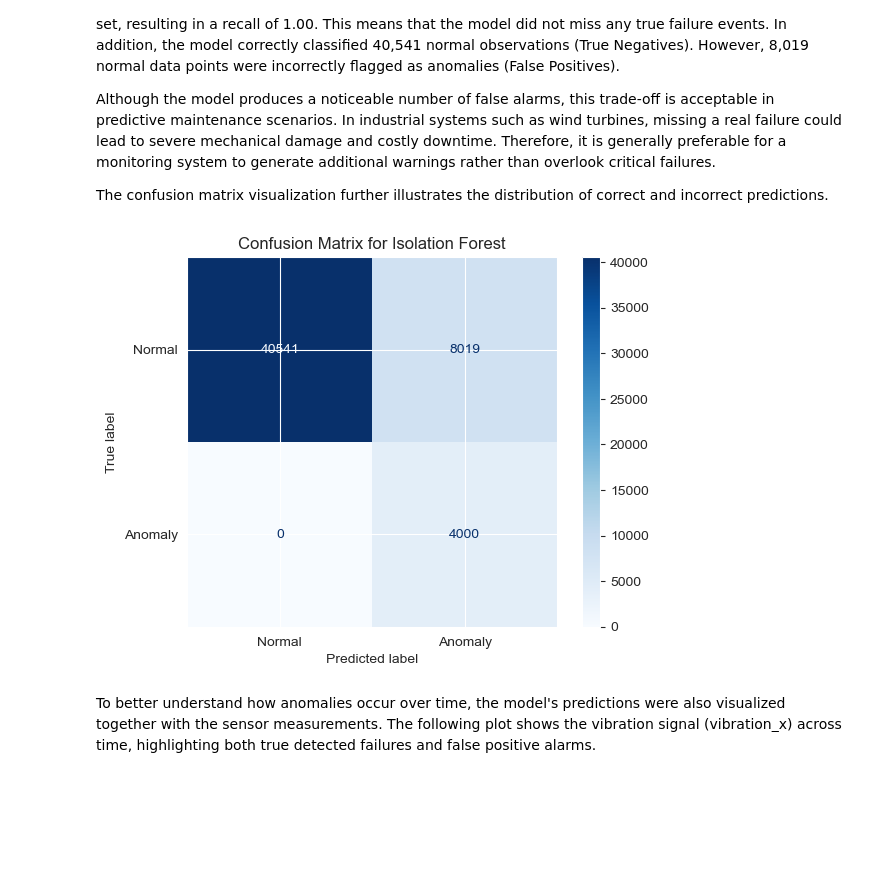
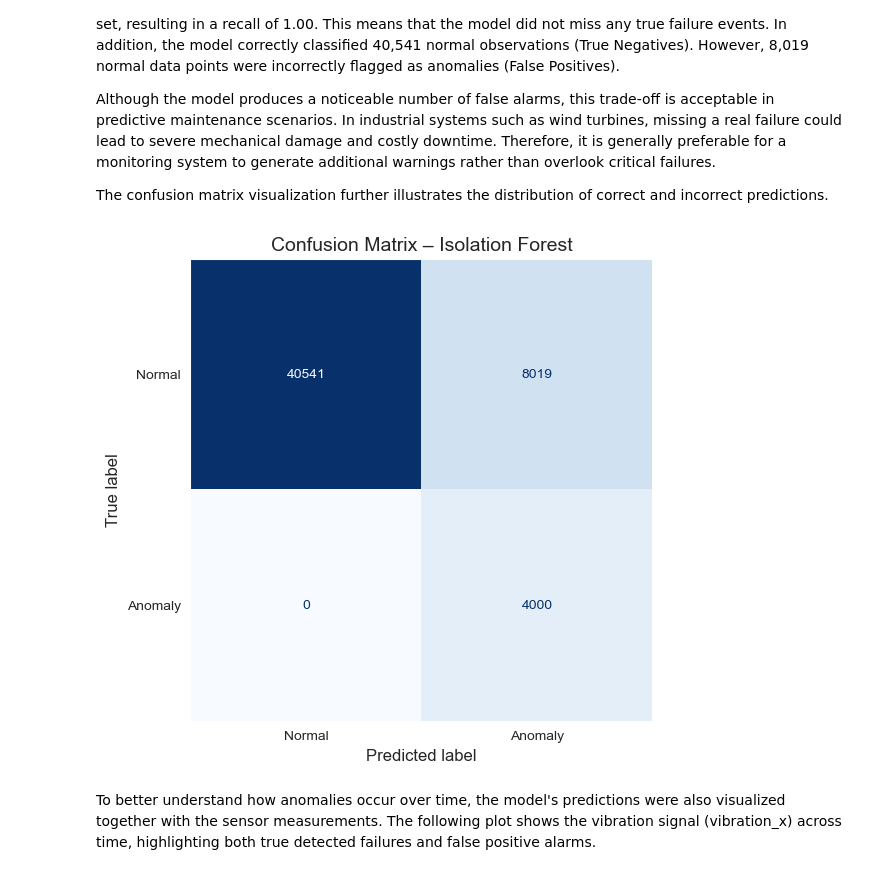
Before and after one commit to GeorgiiAf/machine_learning-project, a Jupyter notebook: project.ipynb, the cells around one changed output. Drawn from its saved outputs; the diff is of its cells as text; code cells hidden in the pictures; blank space fills up the shorter version.

```diff
--- a/project.ipynb
+++ b/project.ipynb
@@ -375,14 +371,28 @@ Although the model produces a noticeable number of false alarms, this trade-off
 The confusion matrix visualization further illustrates the distribution of correct and incorrect predictions.
 # %%
 from sklearn.metrics import confusion_matrix, ConfusionMatrixDisplay
+import matplotlib.pyplot as plt
 
 cm = confusion_matrix(y_test, preds)
-disp = ConfusionMatrixDisplay(confusion_matrix=cm, display_labels=['Normal', 'Anomaly'])
-disp.plot(cmap='Blues')
-plt.title("Confusion Matrix for Isolation Forest")
+
+fig, ax = plt.subplots(figsize=(6,6))
+
+disp = ConfusionMatrixDisplay(
+    confusion_matrix=cm,
+    display_labels=['Normal', 'Anomaly']
+)
+
+disp.plot(ax=ax, cmap='Blues', values_format='d', colorbar=False)
+
+ax.grid(False)
+
+plt.title("Confusion Matrix – Isolation Forest", fontsize=14)
+plt.xlabel("Predicted label", fontsize=12)
+plt.ylabel("True label", fontsize=12)
+
 plt.show()
 # %% [output]
-[figure, old version]
+[figure, new version]
 # %% [markdown]
 To better understand how anomalies occur over time, the model's predictions were also visualized together with the sensor measurements. The following plot shows the vibration signal (vibration_x) across time, highlighting both true detected failures and false positive alarms.
 # %%
```
Also changed, not shown: parts of 2 cells of this notebook.
